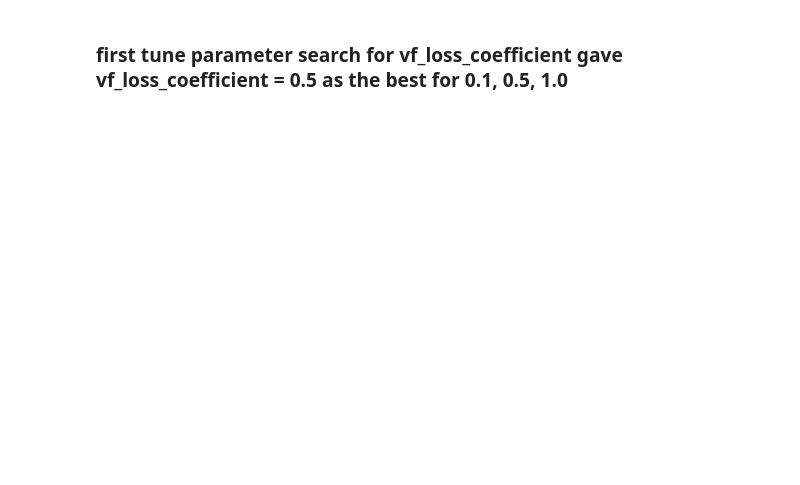
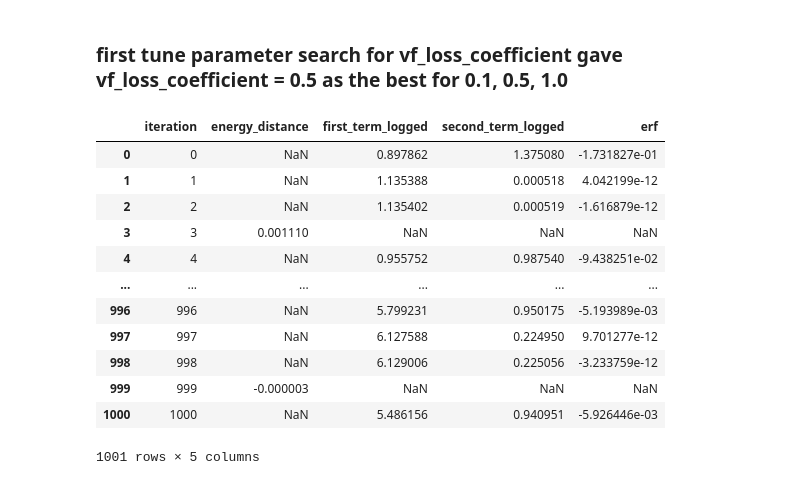
Before and after one commit to tlaurie99/reinforcement_learning, a Jupyter notebook: MoG/MoG Loss.ipynb, the cells around one changed output. Cells and saved outputs as stored; diff of their text form; code cells hidden in the pictures; blank space fills up the shorter version.

```diff
--- a/MoG/MoG Loss.ipynb
+++ b/MoG/MoG Loss.ipynb
@@ -541 +446,20 @@ ValueError: 'list' object has no attribute 'size'
+# %%
+path = os.getcwd()
+data = pd.read_parquet(path + '\\results\\logs\\parquet_logs.parquet')
+# %%
+data
+# %% [output]
+|  | iteration | energy_distance | first_term_logged | second_term_logged | erf |
+| 0 | 0 | NaN | 0.897862 | 1.375080 | -1.731827e-01 |
+| 1 | 1 | NaN | 1.135388 | 0.000518 | 4.042199e-12 |
+| 2 | 2 | NaN | 1.135402 | 0.000519 | -1.616879e-12 |
+| 3 | 3 | 0.001110 | NaN | NaN | NaN |
+| 4 | 4 | NaN | 0.955752 | 0.987540 | -9.438251e-02 |
+| ... | ... | ... | ... | ... | ... |
+| 996 | 996 | NaN | 5.799231 | 0.950175 | -5.193989e-03 |
+| 997 | 997 | NaN | 6.127588 | 0.224950 | 9.701277e-12 |
+| 998 | 998 | NaN | 6.129006 | 0.225056 | -3.233759e-12 |
+| 999 | 999 | -0.000003 | NaN | NaN | NaN |
+| 1000 | 1000 | NaN | 5.486156 | 0.940951 | -5.926446e-03 |
+1001 rows × 5 columns
 # %%
```
Also changed, not shown: parts of 32 cells of this notebook.
